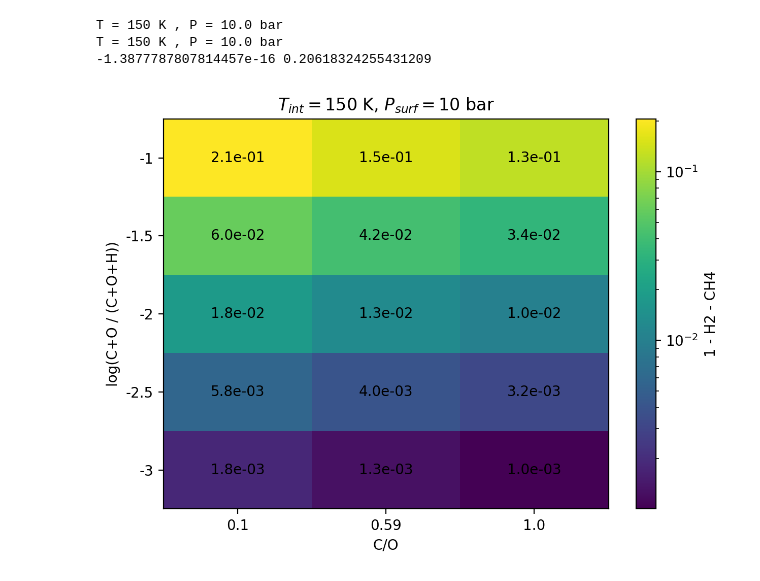
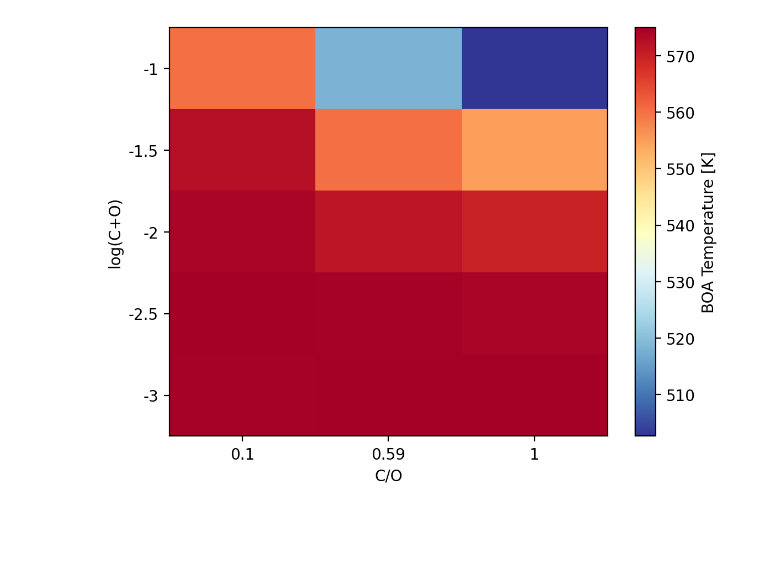
Before and after one commit to DavidDahlbudding/chelio, a Jupyter notebook: analyze/Tsurf_matrix.ipynb, the cells around one changed output. Saved outputs shown, nothing was run; the diff lists cells and outputs as text; code cells hidden in the pictures; blank space fills up the shorter version.

```diff
--- a/analyze/Tsurf_matrix.ipynb
+++ b/analyze/Tsurf_matrix.ipynb
@@ -1,23 +1,16 @@
 # %%
+# Basic imports and setup
 import numpy as np
 import matplotlib.pyplot as plt
-import matplotlib as mpl
-from matplotlib.colors import LogNorm, Normalize, LinearSegmentedColormap, SymLogNorm, ListedColormap, BoundaryNorm
-from scipy.interpolate import interp1d
-import sys
-import os
-import warnings
+%matplotlib inline
 
-from petrobuffer.buffers import calcBuffer
-from petrobuffer.conversions import get_relative_fo2
+# Import the new data loader and plotting functions
+from analyze_modules import load_parameter_matrix, plot_2d_matrix
 
-helios_source = '../../HELIOS/source'
-if helios_source not in sys.path:
-    sys.path.append(helios_source)
-from species_database import species_lib
+# from petrobuffer.buffers import calcBuffer
+# from petrobuffer.conversions import get_relative_fo2
 
 # get viridis colormap
 cmap = plt.get_cmap('viridis')
 cmap.set_bad(color='black')
-# set dpi to 200
-mpl.rcParams['figure.dpi'] = 200
+plt.rcParams['figure.dpi'] = 200
@@ -797,22 +96,0 @@ T = 150 K , P = 10.0 bar
-# %%
-i_temp = 4
-i_press = 1
-
-# set dust=True for supersaturation
-h2_matrix = get_other(i_temp, i_press, get='H2', dust=False, rank=None)
-ch4_matrix = get_other(i_temp, i_press, get='CH4', dust=False, rank=None)
-data_matrix = 1 - h2_matrix - ch4_matrix
-print(np.nanmin(data_matrix), np.nanmax(data_matrix))
-
-title = r"$T_{int} = $" + f"{Tints[i_temp]} K, " + r"$P_{surf} = $" + f"{P0s[i_press]/1e6:g} bar"
-
-#data_matrix = data_matrix / CtoOs[:,None] #CtoO enhancement
-
-# segmented=True for n_iter
-# if layer=mean and log=True, the mean is calculated in log space
-ax = plot_other(data_matrix, title, '1 - H2 - CH4', log=True, segmented=False, vmin=None, vmax=None, layer='max', display_text=True)
-# %% [output]
-T = 150 K , P = 10.0 bar
-T = 150 K , P = 10.0 bar
--1.3877787807814457e-16 0.20618324255431209
-[figure, removed]
@@ -818,0 +127,19 @@ T = 150 K , P = 10.0 bar
+# %%
+# Plot the matrix using the new utility
+fig, ax = plot_2d_matrix(
+    BOA_matrix,
+    CtoOs,
+    CplusOs,
+    param1_name='C/O',
+    param2_name='log(C+O)',
+    z_label='BOA Temperature [K]',
+    cmap='RdYlBu_r',
+    log_z=False#, # Log scale for colorbar
+    #vmin=273,
+    #vmax=400
+)
+# The old plot_other had a CpO_log parameter, which is now handled by formatting the tick labels.
+ax.set_yticklabels([f'{np.log10(v):.2g}' for v in CplusOs])
+plt.show()
+# %% [output]
+[figure, added]
```
Also changed, not shown: parts of 16 cells of this notebook, 6 other files.
